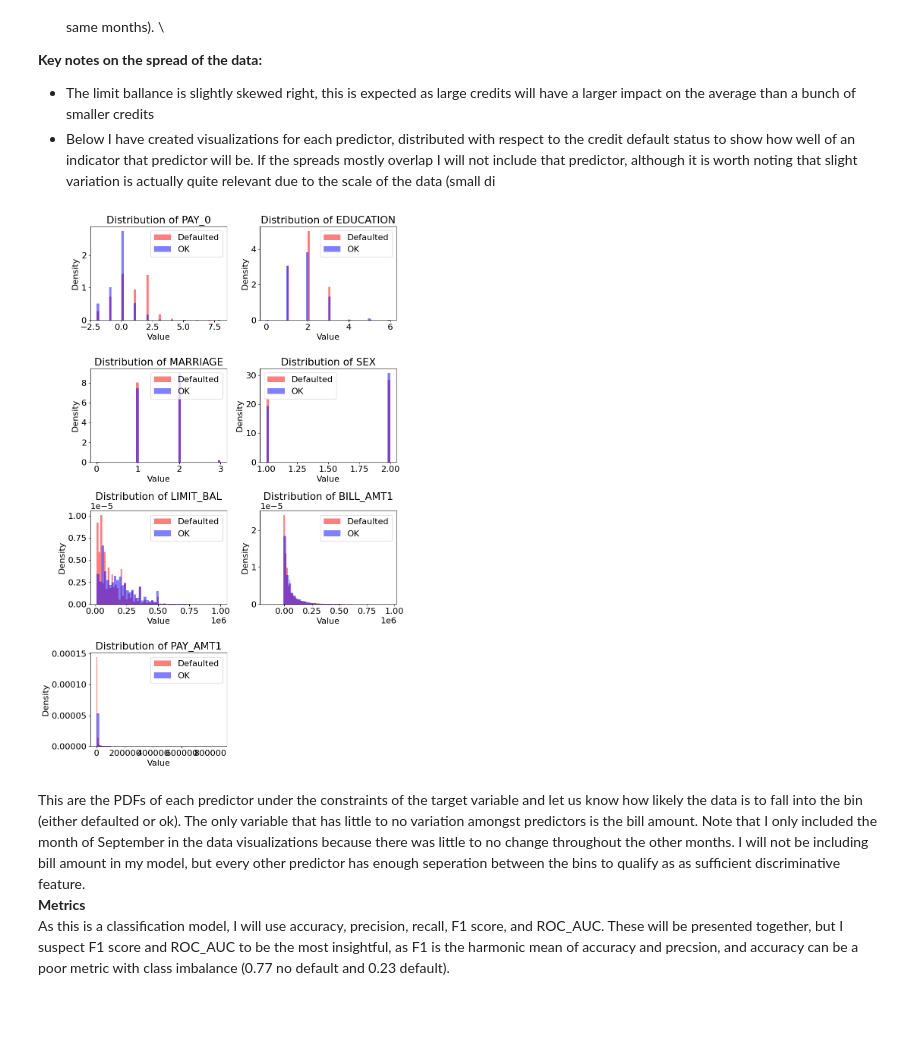
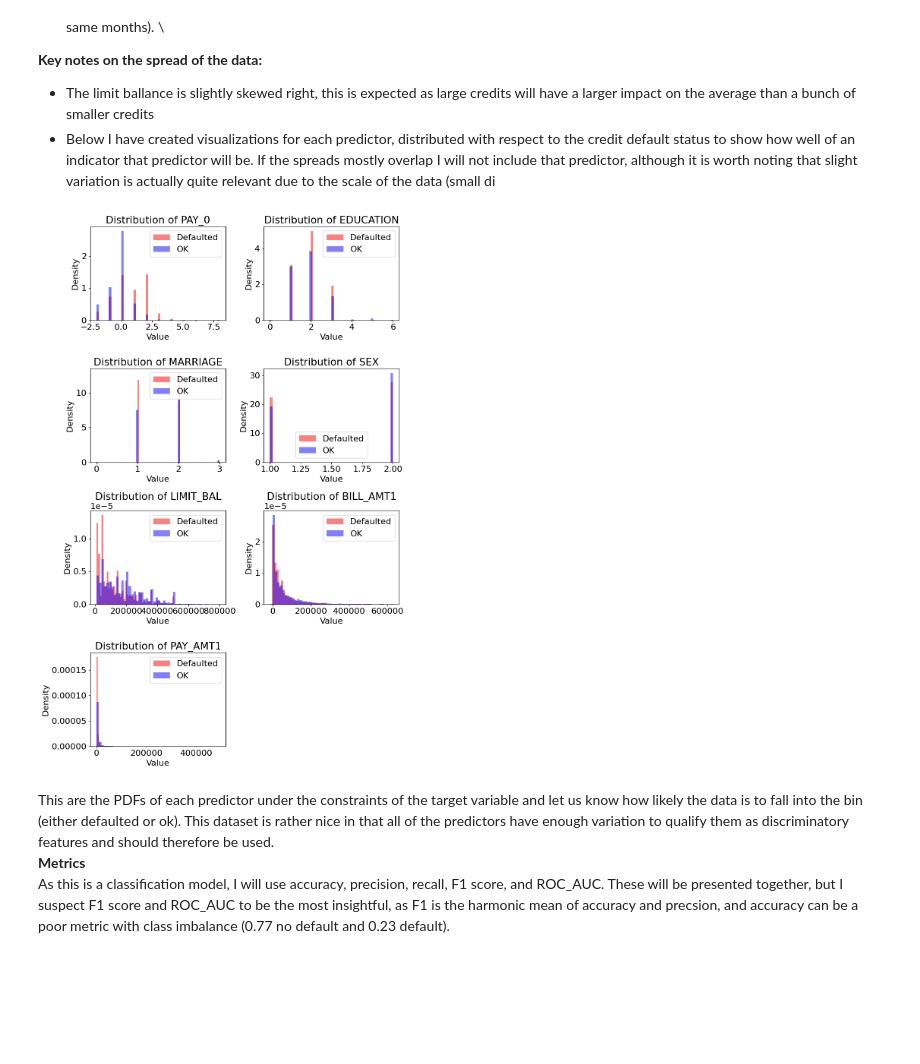
Before and after one commit to fisher-mw/CPSC-330-Project, a Jupyter notebook: hw5.ipynb, the cells around one changed output. Saved outputs shown, nothing was run; the diff lists cells and outputs as text; code cells hidden in the pictures; blank space fills up the shorter version.

```diff
--- a/hw5.ipynb
+++ b/hw5.ipynb
@@ -204,3 +198,6 @@ X_train, X_test, y_train, y_test = train_test_split(
+# %%
+random_state =123
+train_df,test_df = train_test_split(raw_data,test_size = 0.7, random_state = 123)
 # %% [markdown]
 <!-- END QUESTION -->
 
@@ -275,35 +272,35 @@ dtype: int64
 # %%
 cols = ["PAY_0","EDUCATION","MARRIAGE","SEX","LIMIT_BAL", "BILL_AMT1","PAY_AMT1"]
 target = "default.payment.next.month"
-df_default = raw_data[raw_data[target] == 1]
-df_ok = raw_data[raw_data[target] == 0]
+df_default = train_df[train_df[target] == 1]
+df_ok = train_df[train_df[target] == 0]
 fig, axes = plt.subplots(nrows=4, ncols=2, figsize=(10, 15))
 
 # CREDIT CHATGPT FOR GRID LOGIC: Previosly I was using the list logic given in HW3 Question 1.3 but it resulted in an unfriendly viewing experience.
 axes = axes.flatten() # Flatten so we can iterate with a single index
 
 for i, col in enumerate(cols):
     ax = axes[i]
 
     # Plotting into the specific 'ax'
     df_default[col].plot.hist(ax=ax, bins=50, alpha=0.5, label='Defaulted', color='red', density=True)
     df_ok[col].plot.hist(ax=ax, bins=50, alpha=0.5, label='OK', color='blue', density=True)
 
     ax.set_title(f"Distribution of {col}")
     ax.set_xlabel("Value")
     ax.set_ylabel("Density")
     ax.legend()
 
 # 4. Cleanup: Hide the empty 8th subplot
 if len(cols) < len(axes):
     axes[-1].set_visible(False)
 
 plt.tight_layout()
 plt.show()
 # %% [output]
-[figure, old version]
+[figure, new version]
 # %% [markdown]
-This are the PDFs of each predictor under the constraints of the target variable and let us know how likely the data is to fall into the bin (either defaulted or ok). The only variable that has little to no variation amongst predictors is the bill amount. Note that I only included the month of September in the data visualizations because there was little to no change throughout the other months. I will not be including bill amount in my model, but every other predictor has enough seperation between the bins to qualify as as sufficient discriminative feature. \
+This are the PDFs of each predictor under the constraints of the target variable and let us know how likely the data is to fall into the bin (either defaulted or ok). This dataset is rather nice in that all of the predictors have enough variation to qualify them as discriminatory features and should therefore be used. \
 **Metrics** \
 As this is a classification model, I will use accuracy, precision, recall, F1 score, and ROC_AUC. These will be presented together, but I suspect F1 score and ROC_AUC to be the most insightful, as F1 is the harmonic mean of accuracy and precsion, and accuracy can be a poor metric with class imbalance (0.77 no default and 0.23 default).
 # %% [markdown]
```
Also changed, not shown: parts of 72 cells of this notebook, 1 other file.
